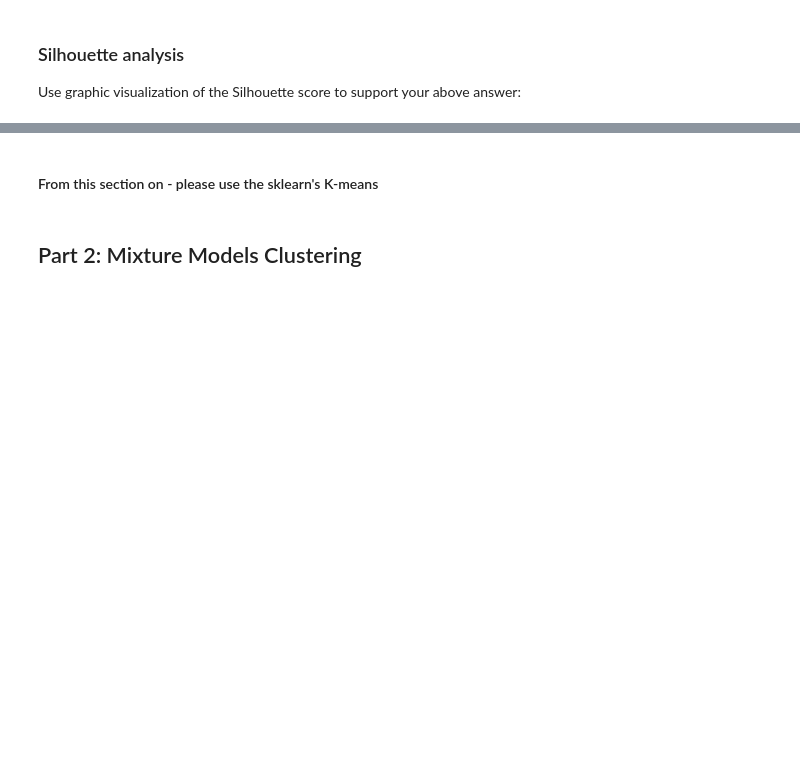
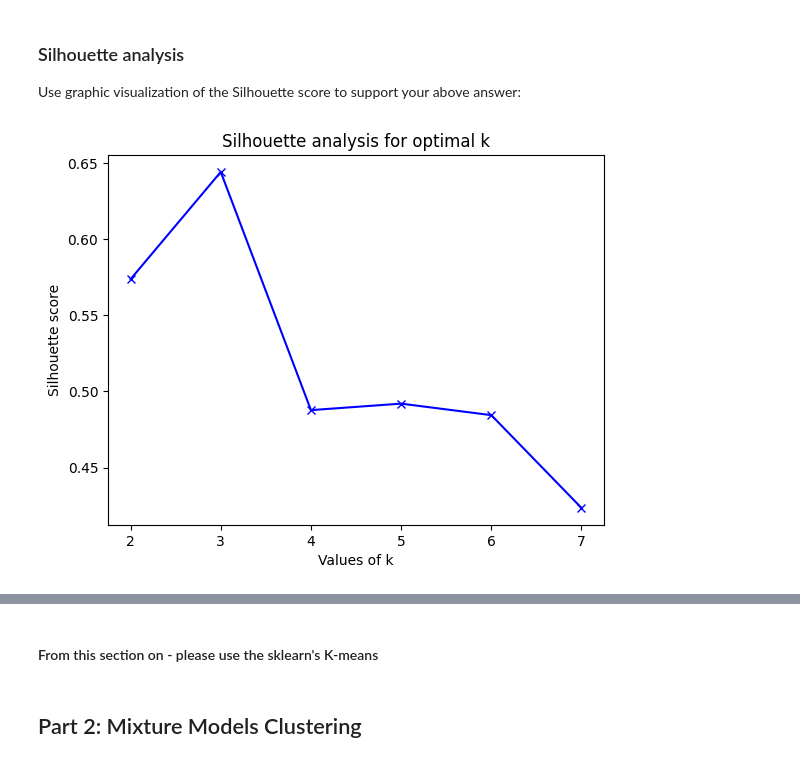
Before and after one commit to anidima/ydata_ml_ul, a Jupyter notebook: HW1_Clustering.ipynb, the cells around one changed output, grey strips where cells are left out. Cells and saved outputs as stored; diff of their text form; code cells hidden in the pictures; blank space fills up the shorter version.

Commit message:
Sillhouette graphic analysis

```diff
--- a/HW1_Clustering.ipynb
+++ b/HW1_Clustering.ipynb
@@ -313,0 +309,24 @@ def plot_Silhouette(X, y, num_clusters):
+# %%
+def optimal_k_Silhouette(X, num_clusters):
+
+    silhouette_avg_plot = []
+    k_values = np.arange(2,num_clusters+1)
+
+    for k in k_values:
+        # initialise kmeans
+        kmeans = k_means(k)
+        kmeans.fit(X)
+        cluster_labels = kmeans.predict(X)
+
+        silhouette_avg_plot.append(silhouette_score(X, cluster_labels))
+
+    # silhouette score
+    plt.plot(k_values,silhouette_avg_plot,'bx-')
+    plt.xlabel('Values of k')
+    plt.ylabel('Silhouette score')
+    plt.title('Silhouette analysis for optimal k')
+    plt.show()
+
+optimal_k_Silhouette(EMR3d1, 7)
+# %% [output]
+[figure, added]
```
Also changed, not shown: parts of 8 cells of this notebook.
